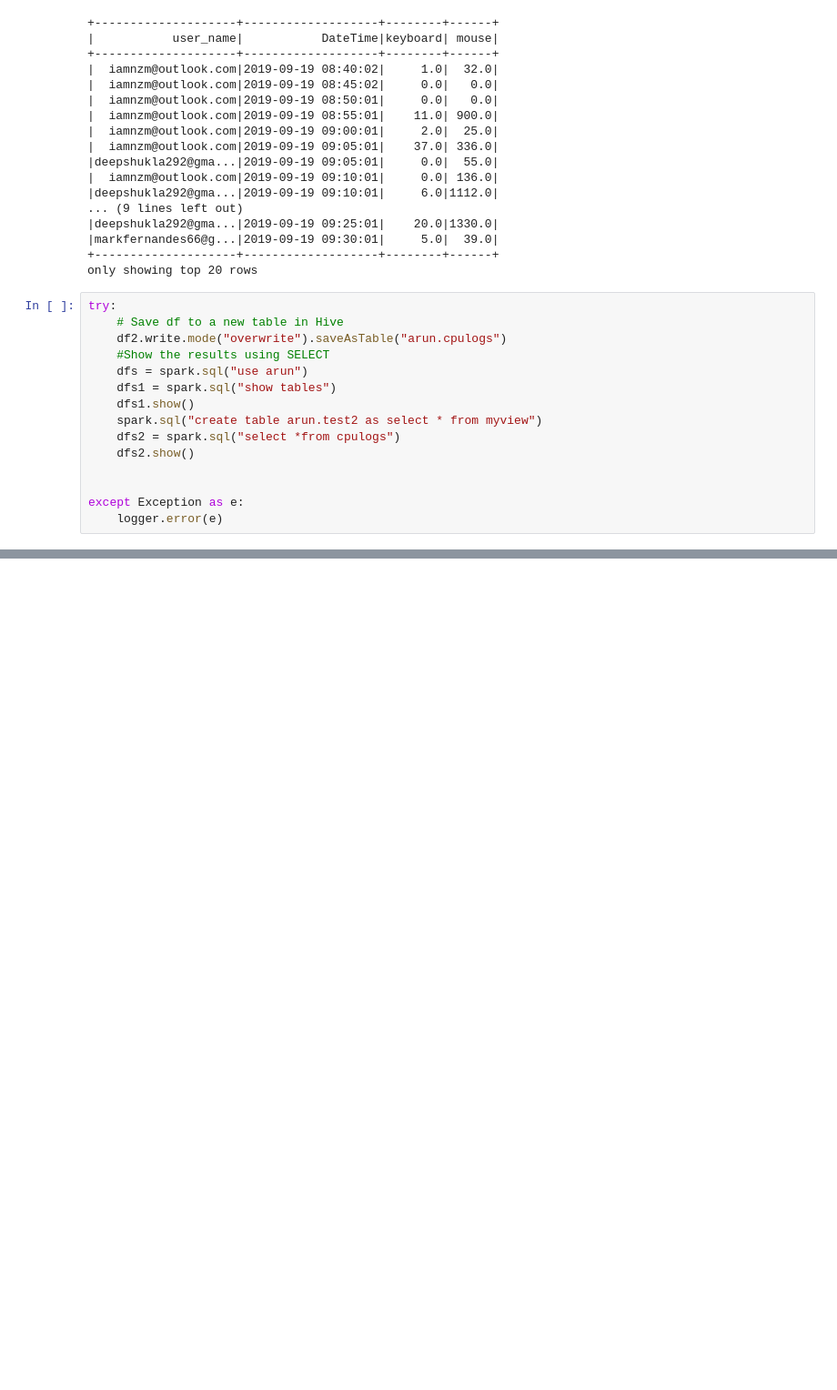
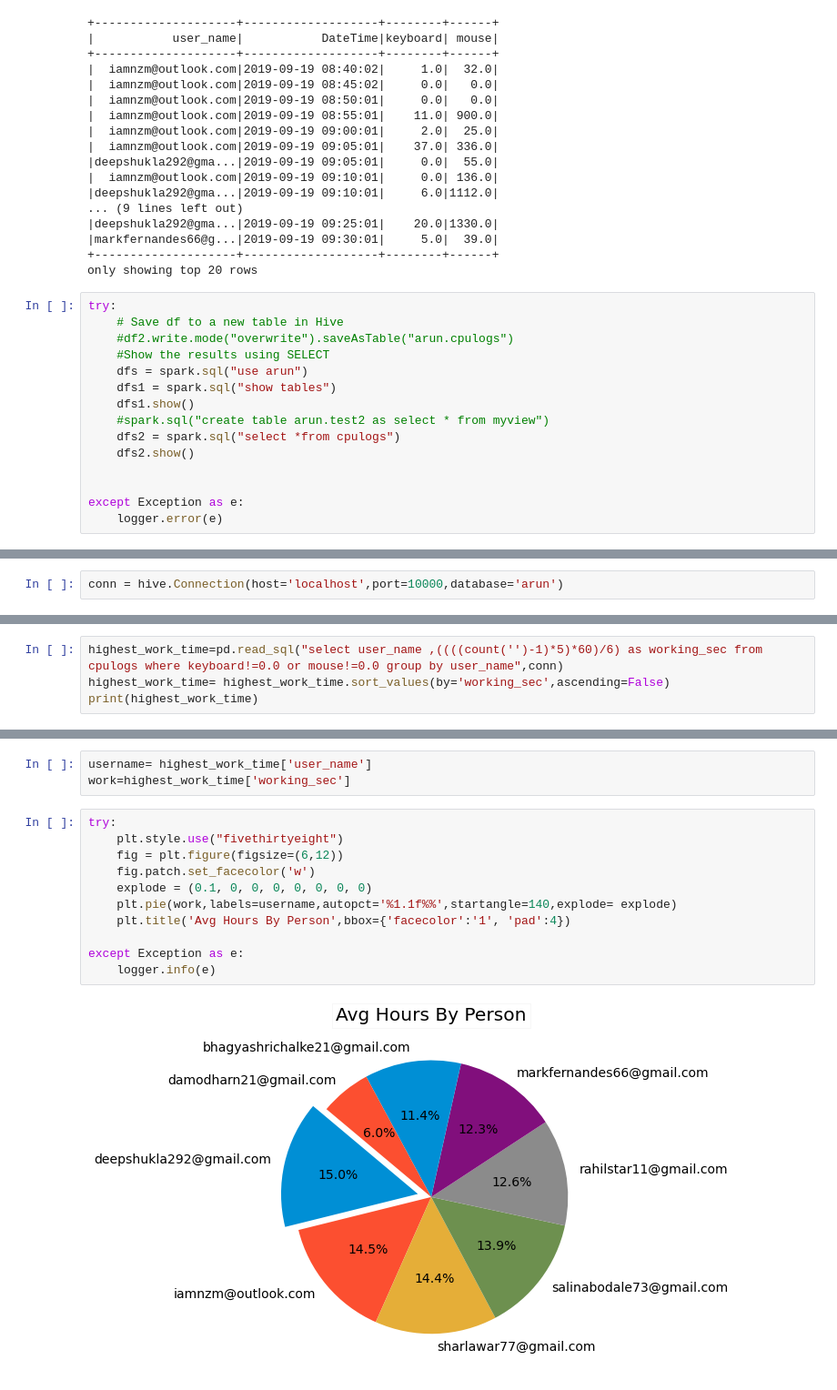
Before and after one commit to Ranjithgc/Apache_Hive, a Jupyter notebook: spark_hive_integration/cpulogto_hive.ipynb, the cells around one changed output, grey strips where cells are left out. Shown at 91% size. Drawn from its saved outputs; the diff is of its cells as text; blank space fills up the shorter version.

Commit message:
[Ranjithgc] Add: spark to hive integration

```diff
--- a/spark_hive_integration/cpulogto_hive.ipynb
+++ b/spark_hive_integration/cpulogto_hive.ipynb
@@ -34,12 +34,12 @@ only showing top 20 rows
 # %%
 try:
     # Save df to a new table in Hive
-    df2.write.mode("overwrite").saveAsTable("arun.cpulogs")
+    #df2.write.mode("overwrite").saveAsTable("arun.cpulogs")
     #Show the results using SELECT
     dfs = spark.sql("use arun")
     dfs1 = spark.sql("show tables")
     dfs1.show()
-    spark.sql("create table arun.test2 as select * from myview")
+    #spark.sql("create table arun.test2 as select * from myview")
     dfs2 = spark.sql("select *from cpulogs")
     dfs2.show()
 
@@ -66,0 +52,2 @@ only showing top 20 rows
+# %%
+conn = hive.Connection(host='localhost',port=10000,database='arun')
@@ -66,0 +117,4 @@ only showing top 20 rows
+# %%
+highest_work_time=pd.read_sql("select user_name ,((((count('')-1)*5)*60)/6) as working_sec from cpulogs where keyboard!=0.0 or mouse!=0.0 group by user_name",conn)
+highest_work_time= highest_work_time.sort_values(by='working_sec',ascending=False)
+print(highest_work_time)
@@ -66,0 +152,16 @@ only showing top 20 rows
+# %%
+username= highest_work_time['user_name']
+work=highest_work_time['working_sec']
+# %%
+try:
+    plt.style.use("fivethirtyeight")
+    fig = plt.figure(figsize=(6,12))
+    fig.patch.set_facecolor('w')
+    explode = (0.1, 0, 0, 0, 0, 0, 0, 0)
+    plt.pie(work,labels=username,autopct='%1.1f%%',startangle=140,explode= explode)
+    plt.title('Avg Hours By Person',bbox={'facecolor':'1', 'pad':4})
+
+except Exception as e:
+    logger.info(e)
+# %% [output]
+[figure, added]
```
Also changed, not shown: parts of 23 cells of this notebook, 1 other file.
